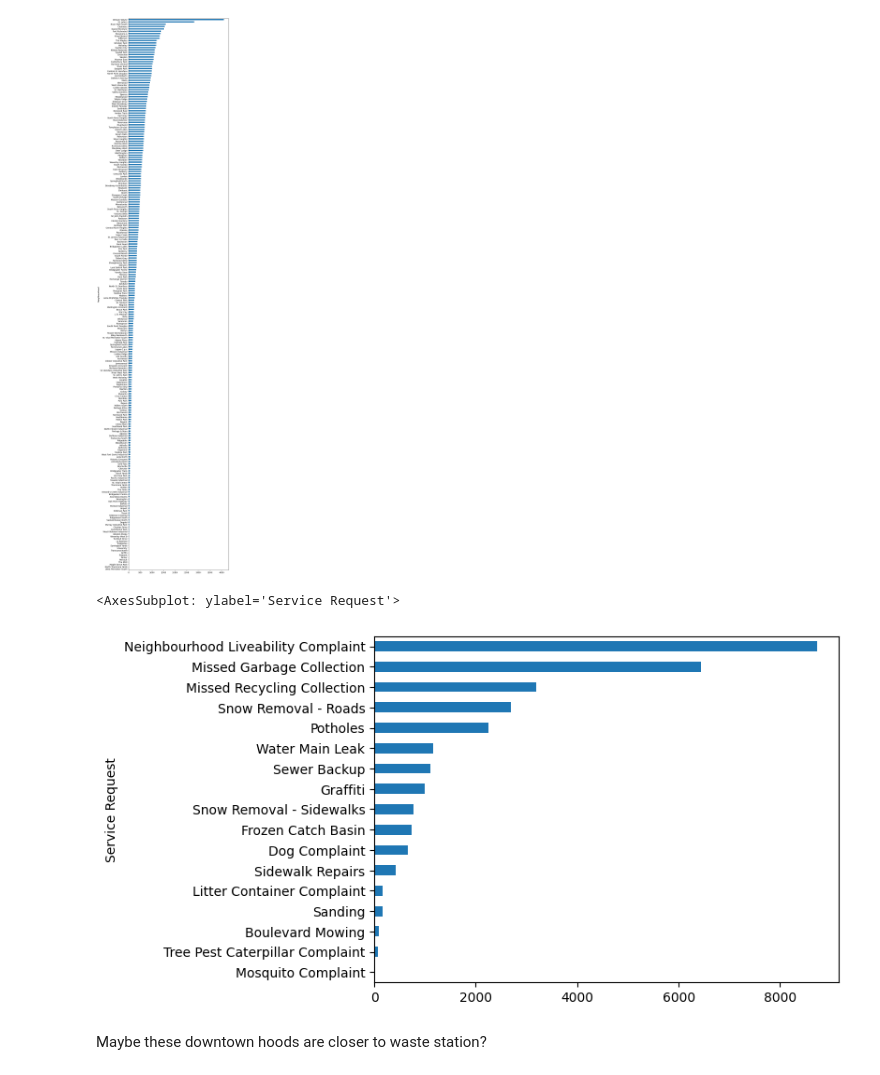
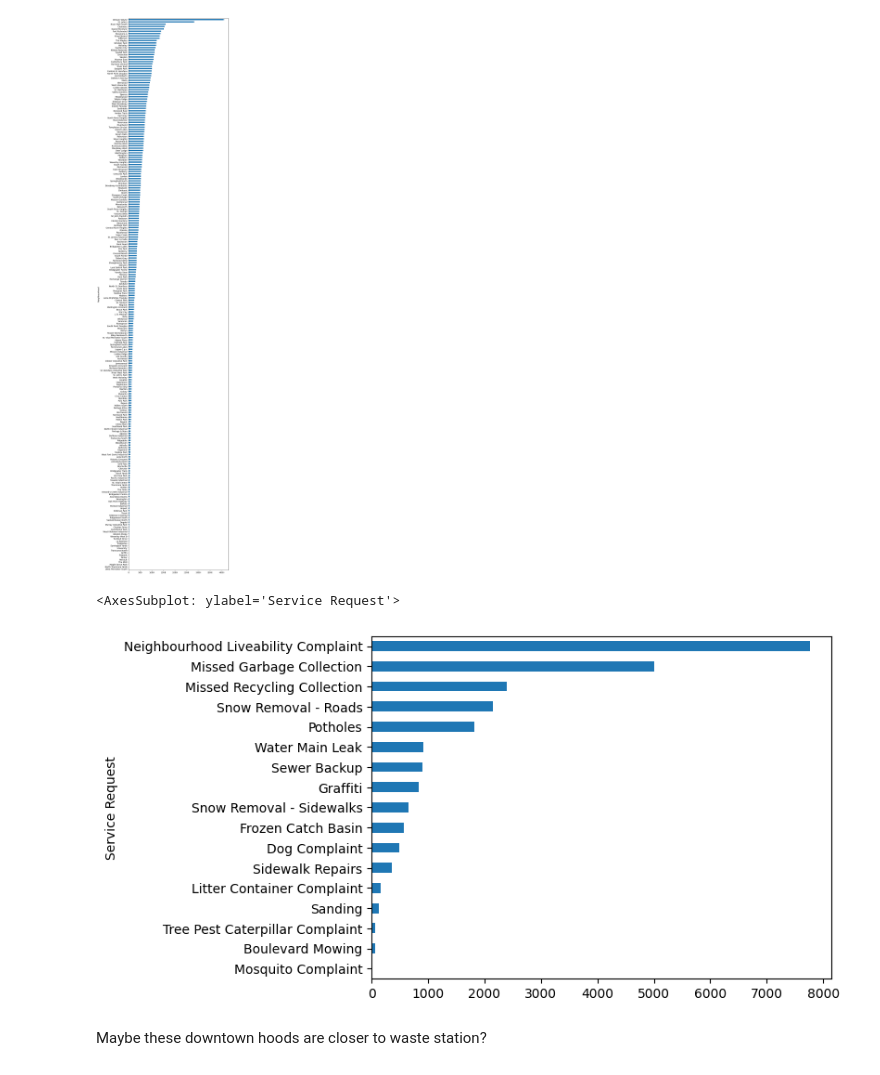
Before and after one commit to tommyvct/winnipeg-311-data-analysis, a Jupyter notebook: test.ipynb, the cells around one changed output. Drawn from its saved outputs; the diff is of its cells as text; code cells hidden in the pictures.

```diff
--- a/test.ipynb
+++ b/test.ipynb
@@ -84,19 +84,19 @@ DF.groupby("Neighbourhood").size().sort_values().plot(kind="barh", figsize=(9, 5
 [figure]
 # %%
 # Bar chart of Service Request for certain neibourhoods
-def build_query_str(neighbourhoods: list) -> str:
+def column_contains(column: str, neighbourhoods: list) -> str:
     ret = ""
     for neighbourhood in neighbourhoods:
-        ret += f' or Neighbourhood.str.contains("{neighbourhood}", regex=False)'
+        ret += f' or {column}.str.contains("{neighbourhood}", regex=False, na=False)'
     return ret[4:]
 
 def top_n(n: int, group_by: str, ascending = False) -> list:
     return [key for key in DF.groupby(group_by).size().sort_values().nlargest(n).to_dict()] if not ascending else [key for key in DF.groupby(group_by).size().sort_values().nsmallest(n).to_dict()]
 
-DF.query(build_query_str(top_n(20, "Neighbourhood", ascending=False))).groupby("Service Request").size().sort_values().plot(kind="barh")
+DF.query(column_contains("Neighbourhood", top_n(15, "Neighbourhood"))).groupby("Service Request").size().sort_values().plot(kind="barh")
 # %% [output]
 <AxesSubplot: ylabel='Service Request'>
-[figure, old version]
+[figure, new version]
 # %% [markdown]
 Maybe these downtown hoods are closer to waste station?
 # %%
```
Also changed, not shown: parts of 1 cell of this notebook.
